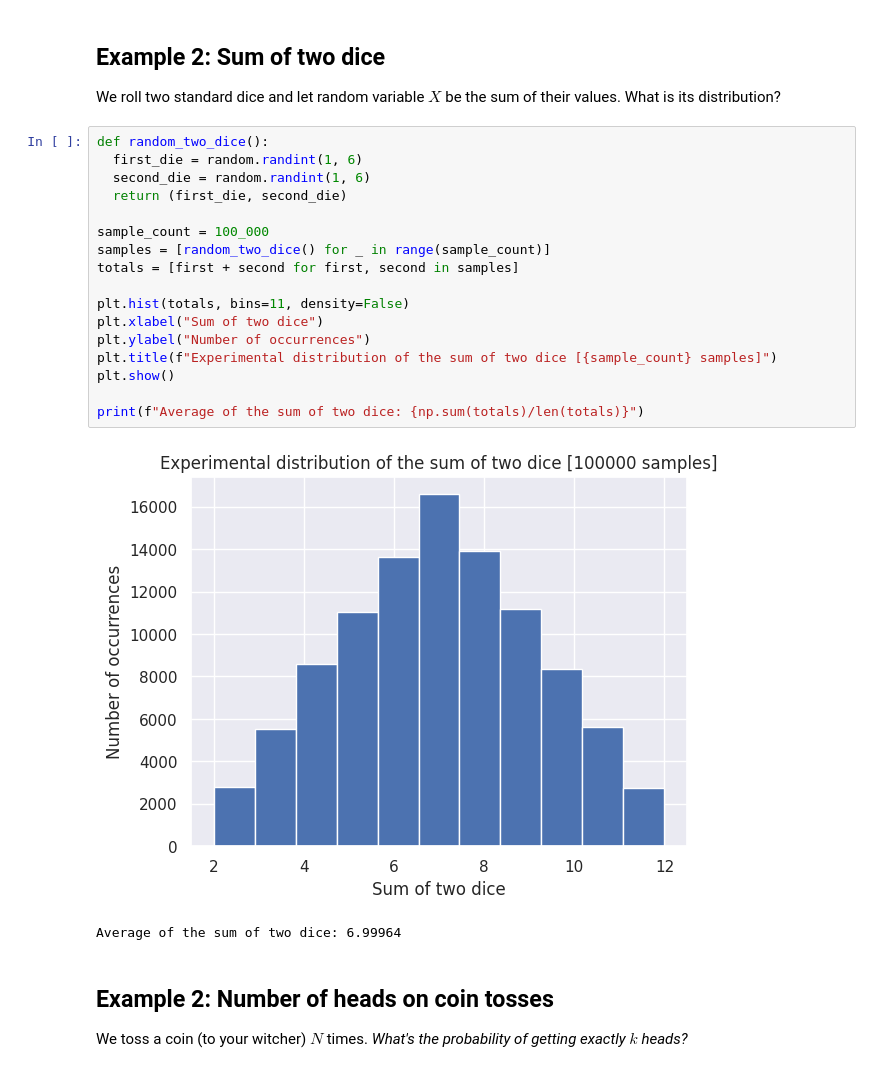
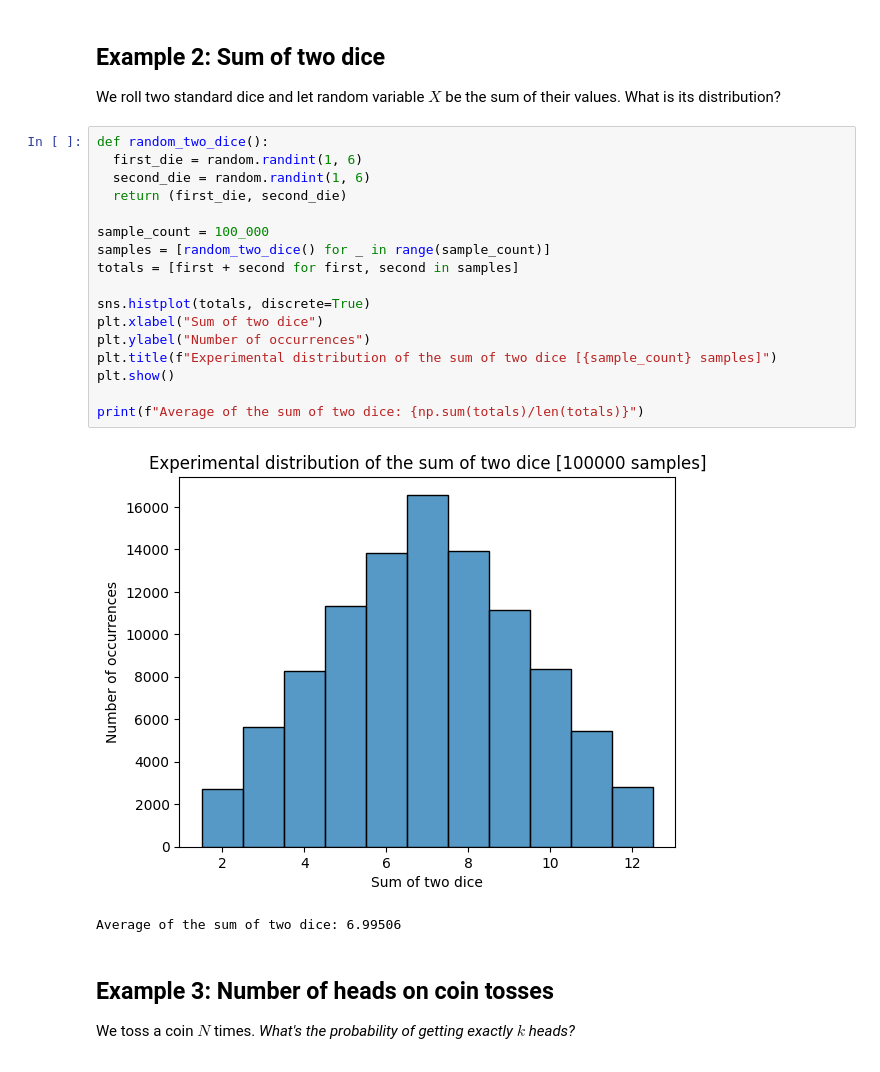
Before and after one commit to fmfi-compbio/mbi, a Jupyter notebook: notebooks/ci-prob.ipynb, the cells around one changed output. Cells and saved outputs as stored; diff of their text form.

```diff
--- a/notebooks/ci-prob.ipynb
+++ b/notebooks/ci-prob.ipynb
@@ -14,27 +53,27 @@ We roll two standard dice and let random variable $X$ be the sum of their values
 # %%
 def random_two_dice():
   first_die = random.randint(1, 6)
   second_die = random.randint(1, 6)
   return (first_die, second_die)
 
 sample_count = 100_000
 samples = [random_two_dice() for _ in range(sample_count)]
 totals = [first + second for first, second in samples]
 
-plt.hist(totals, bins=11, density=False)
+sns.histplot(totals, discrete=True)
 plt.xlabel("Sum of two dice")
 plt.ylabel("Number of occurrences")
 plt.title(f"Experimental distribution of the sum of two dice [{sample_count} samples]")
 plt.show()
 
 print(f"Average of the sum of two dice: {np.sum(totals)/len(totals)}")
 # %% [output]
-[figure, old version]
+[figure, new version]
-Average of the sum of two dice: 6.99964
+Average of the sum of two dice: 6.99506
 # %% [markdown]
-## Example 2: Number of heads on coin tosses
+## Example 3: Number of heads on coin tosses
 
-We toss a coin (to your witcher) $N$ times. *What's the probability of getting exactly $k$ heads?*
+We toss a coin $N$ times. *What's the probability of getting exactly $k$ heads?*
 # %%
 N = 3
 
```
Also changed, not shown: parts of 12 cells of this notebook.
